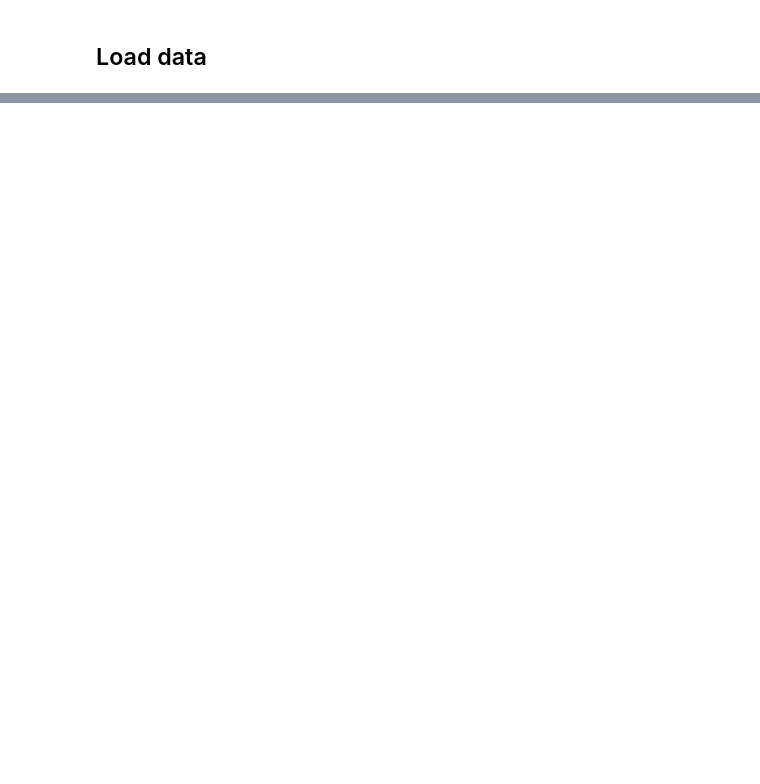
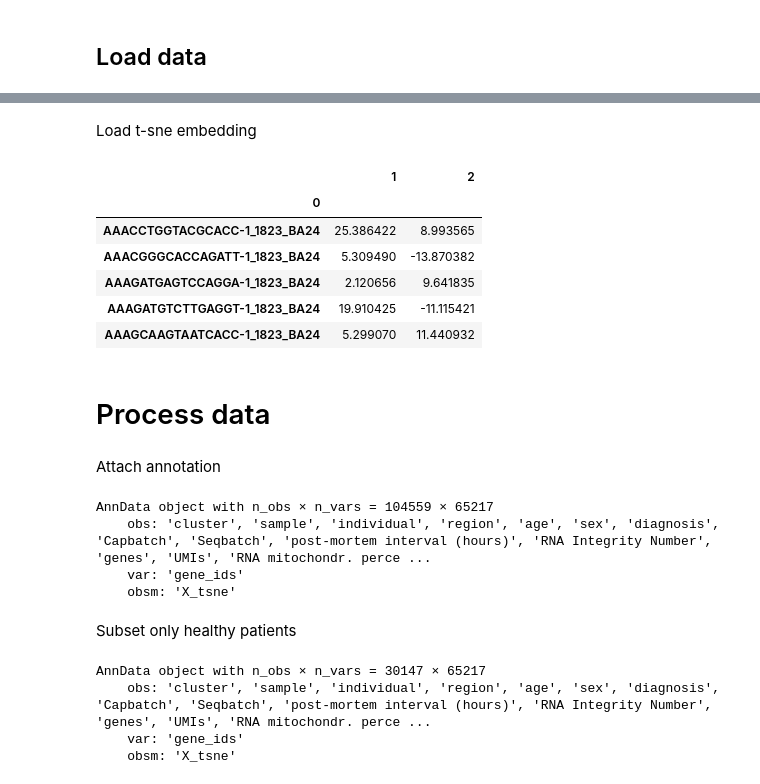
Before and after one commit to Claptar/spatialMPFC, a Jupyter notebook: preprocess/velmeshev.ipynb, the cells around one changed output, grey strips where cells are left out. Saved outputs shown, nothing was run; the diff lists cells and outputs as text; code cells hidden in the pictures; blank space fills up the shorter version.

```diff
--- a/preprocess/velmeshev.ipynb
+++ b/preprocess/velmeshev.ipynb
@@ -31,0 +51,36 @@ Error:
+# %% [markdown]
+Load t-sne embedding
+# %%
+tsne = pd.read_csv(f"{data_dir}/tSNE.coords.tsv", sep="\t", index_col=0, header=None)
+tsne.head()
+# %% [output]
+|  | 1 | 2 |
+| 0 |  |  |
+| AAACCTGGTACGCACC-1_1823_BA24 | 25.386422 | 8.993565 |
+| AAACGGGCACCAGATT-1_1823_BA24 | 5.309490 | -13.870382 |
+| AAAGATGAGTCCAGGA-1_1823_BA24 | 2.120656 | 9.641835 |
+| AAAGATGTCTTGAGGT-1_1823_BA24 | 19.910425 | -11.115421 |
+| AAAGCAAGTAATCACC-1_1823_BA24 | 5.299070 | 11.440932 |
+# %% [markdown]
+# Process data
+# %% [markdown]
+Attach annotation
+# %%
+adata.obs = metadata
+adata.obsm["X_tsne"] = tsne.values
+adata
+# %% [output]
+AnnData object with n_obs × n_vars = 104559 × 65217
+    obs: 'cluster', 'sample', 'individual', 'region', 'age', 'sex', 'diagnosis', 'Capbatch', 'Seqbatch', 'post-mortem interval (hours)', 'RNA Integrity Number', 'genes', 'UMIs', 'RNA mitochondr. perce ...
+    var: 'gene_ids'
+    obsm: 'X_tsne'
+# %% [markdown]
+Subset only healthy patients
+# %%
+adata = adata[(adata.obs.diagnosis == "Control") & (adata.obs.region == "PFC")].copy()
+adata
+# %% [output]
+AnnData object with n_obs × n_vars = 30147 × 65217
+    obs: 'cluster', 'sample', 'individual', 'region', 'age', 'sex', 'diagnosis', 'Capbatch', 'Seqbatch', 'post-mortem interval (hours)', 'RNA Integrity Number', 'genes', 'UMIs', 'RNA mitochondr. perce ...
+    var: 'gene_ids'
+    obsm: 'X_tsne'
```
Also changed, not shown: parts of 16 cells of this notebook.
